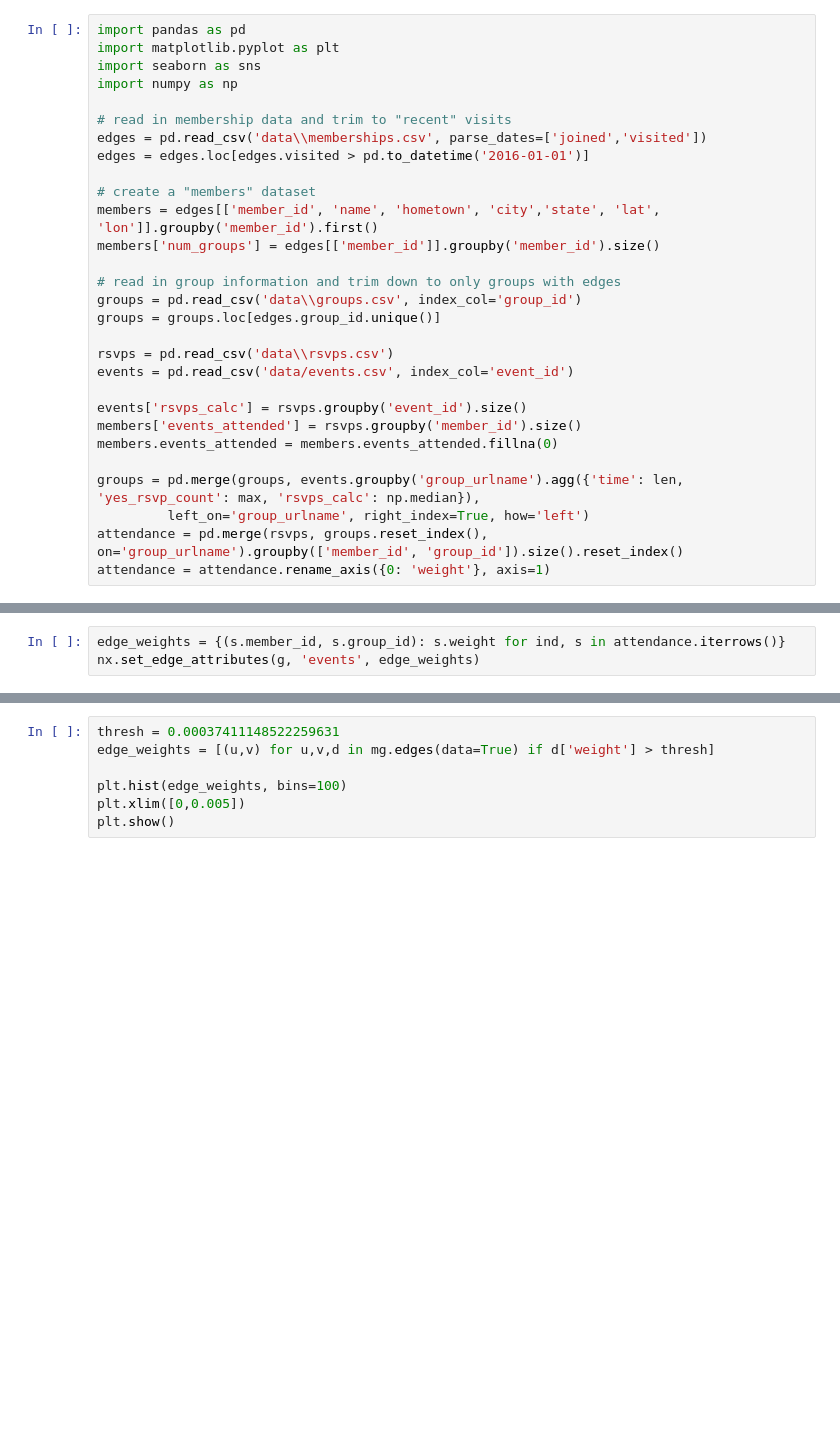
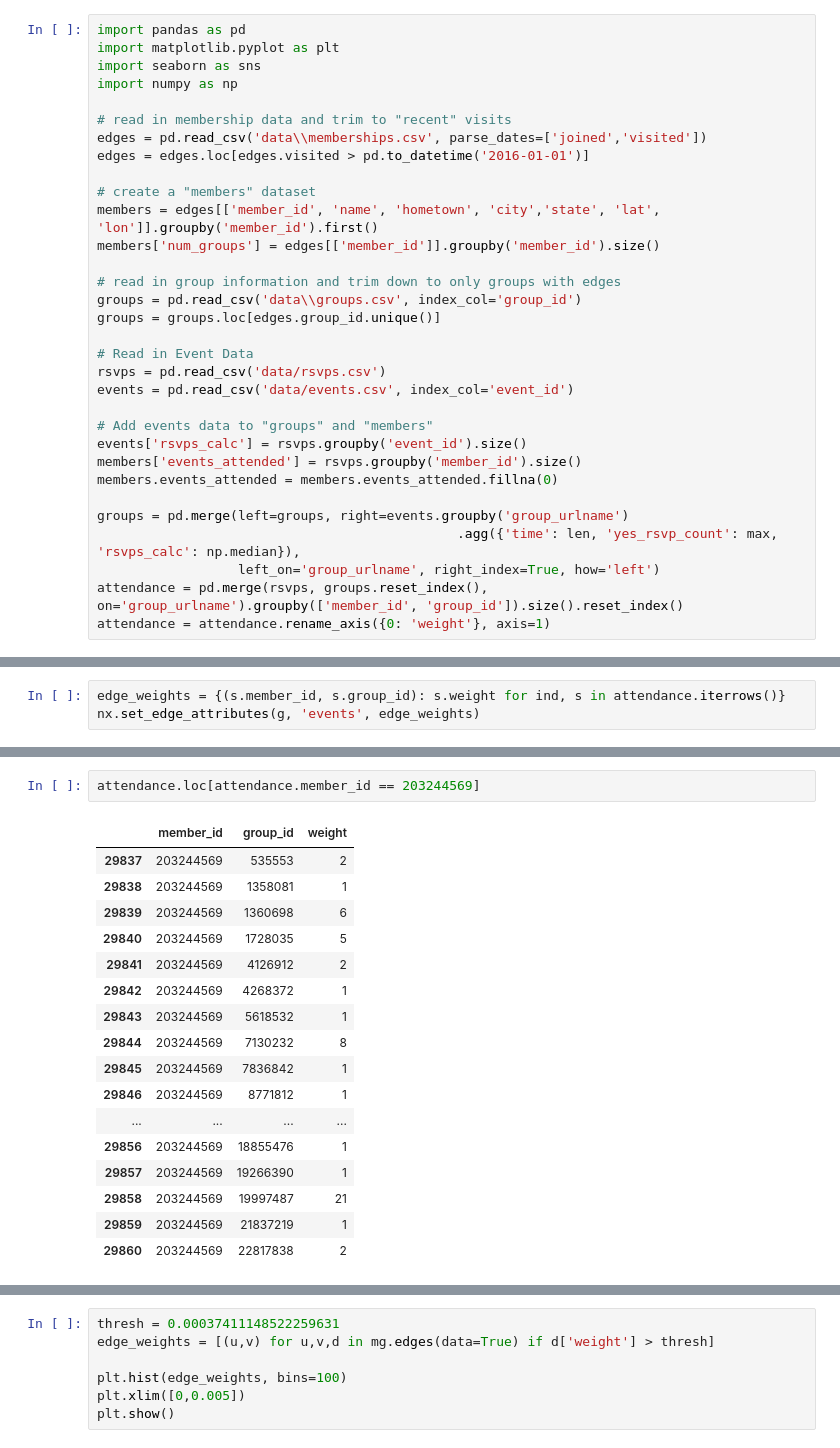
Before and after one commit to stkbailey/nashnetx, a Jupyter notebook: 2_GraphConstruction.ipynb, the cells around one changed output, grey strips where cells are left out. Cells and saved outputs as stored; diff of their text form; blank space fills up the shorter version.

```diff
--- a/2_GraphConstruction.ipynb
+++ b/2_GraphConstruction.ipynb
@@ -16,14 +18,17 @@ members['num_groups'] = edges[['member_id']].groupby('member_id').size()
 groups = pd.read_csv('data\\groups.csv', index_col='group_id')
 groups = groups.loc[edges.group_id.unique()]
 
-rsvps = pd.read_csv('data\\rsvps.csv')
+# Read in Event Data
+rsvps = pd.read_csv('data/rsvps.csv')
 events = pd.read_csv('data/events.csv', index_col='event_id')
 
+# Add events data to "groups" and "members"
 events['rsvps_calc'] = rsvps.groupby('event_id').size()
 members['events_attended'] = rsvps.groupby('member_id').size()
 members.events_attended = members.events_attended.fillna(0)
 
-groups = pd.merge(groups, events.groupby('group_urlname').agg({'time': len, 'yes_rsvp_count': max, 'rsvps_calc': np.median}),
-         left_on='group_urlname', right_index=True, how='left')
+groups = pd.merge(left=groups, right=events.groupby('group_urlname')
+                                              .agg({'time': len, 'yes_rsvp_count': max, 'rsvps_calc': np.median}),
+                  left_on='group_urlname', right_index=True, how='left')
 attendance = pd.merge(rsvps, groups.reset_index(), on='group_urlname').groupby(['member_id', 'group_id']).size().reset_index()
 attendance = attendance.rename_axis({0: 'weight'}, axis=1)
@@ -98,0 +189,20 @@ plt.show()
+# %%
+attendance.loc[attendance.member_id == 203244569]
+# %% [output]
+|  | member_id | group_id | weight |
+| 29837 | 203244569 | 535553 | 2 |
+| 29838 | 203244569 | 1358081 | 1 |
+| 29839 | 203244569 | 1360698 | 6 |
+| 29840 | 203244569 | 1728035 | 5 |
+| 29841 | 203244569 | 4126912 | 2 |
+| 29842 | 203244569 | 4268372 | 1 |
+| 29843 | 203244569 | 5618532 | 1 |
+| 29844 | 203244569 | 7130232 | 8 |
+| 29845 | 203244569 | 7836842 | 1 |
+| 29846 | 203244569 | 8771812 | 1 |
+| ... | ... | ... | ... |
+| 29856 | 203244569 | 18855476 | 1 |
+| 29857 | 203244569 | 19266390 | 1 |
+| 29858 | 203244569 | 19997487 | 21 |
+| 29859 | 203244569 | 21837219 | 1 |
+| 29860 | 203244569 | 22817838 | 2 |
```
Also changed, not shown: parts of 27 cells of this notebook, 3 other files.
